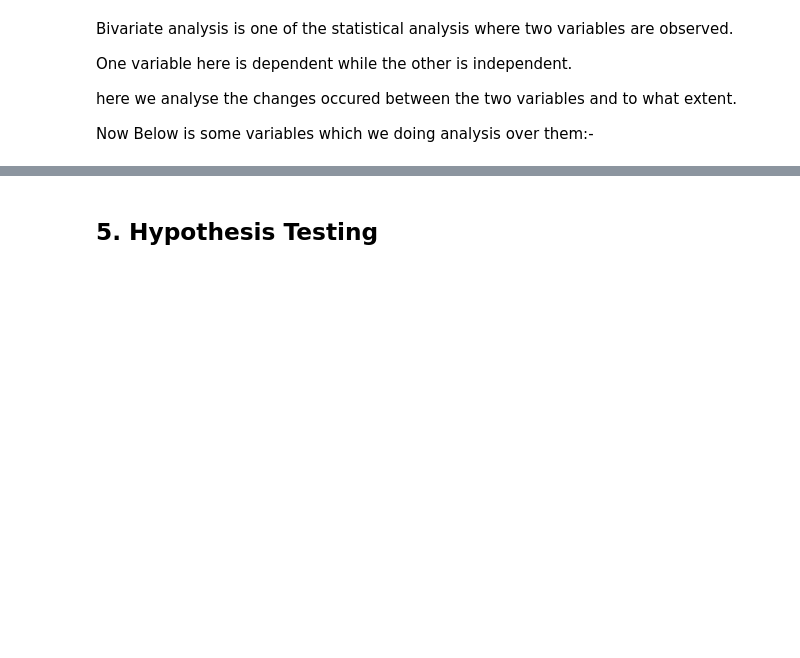
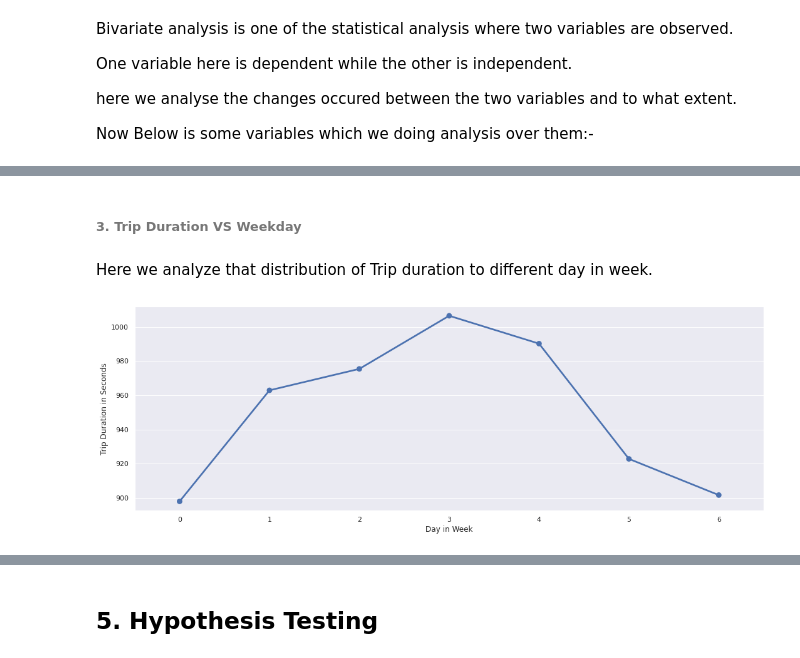
Before and after one commit to KrushnaChaure/NYC-Taxi-Trip-Time-Prediction, a Jupyter notebook: Krushna_Chaure_NYC_Taxi_Trip_Time_Prediction_Capstone_Project.ipynb, the cells around one changed output, grey strips where cells are left out. Drawn from its saved outputs; the diff is of its cells as text; code cells hidden in the pictures; blank space fills up the shorter version.

```diff
--- a/Krushna_Chaure_NYC_Taxi_Trip_Time_Prediction_Capstone_Project.ipynb
+++ b/Krushna_Chaure_NYC_Taxi_Trip_Time_Prediction_Capstone_Project.ipynb
@@ -640,0 +745,14 @@ trip_biv
+# %% [markdown]
+###### 3. Trip Duration VS Weekday
+# %% [markdown]
+Here we analyze that distribution of Trip duration to different day in week.
+# %%
+# Using point plot
+plt.figure(figsize = (18,6))
+td_w = dataset.groupby('weekday_num').trip_duration.mean()
+sns.pointplot(td_w.index, td_w.values)
+plt.ylabel('Trip Duration in Seconds')
+plt.xlabel('Day in Week')
+plt.show()
+# %% [output]
+[figure, added]
```
Also changed, not shown: parts of 74 cells of this notebook.
